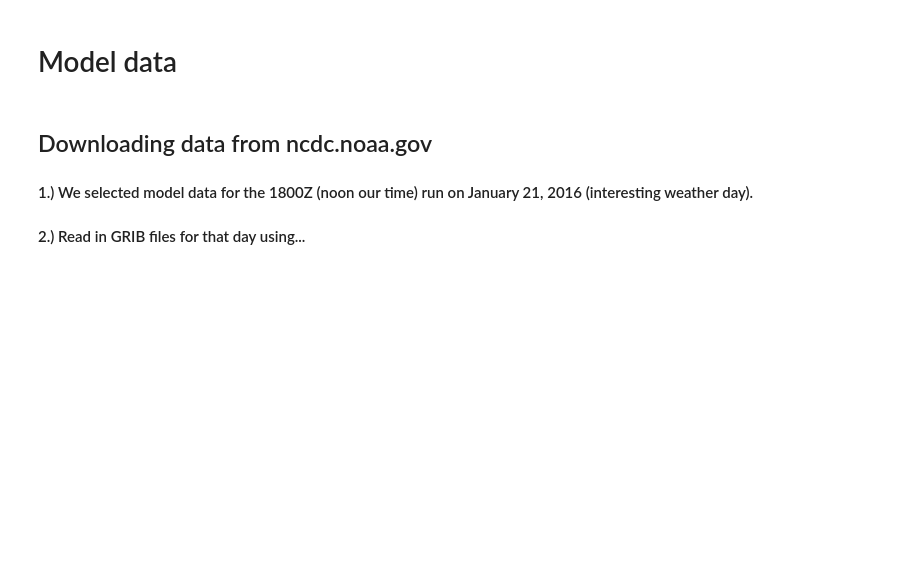
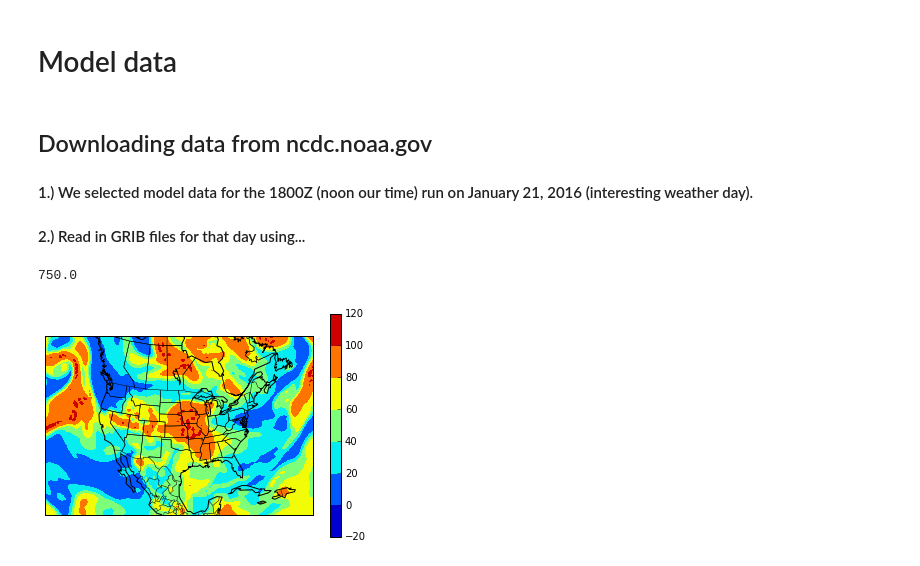
Before and after one commit to lafarris/python-project, a Jupyter notebook: Model data.ipynb, the cells around one changed output. Drawn from its saved outputs; the diff is of its cells as text; code cells hidden in the pictures; blank space fills up the shorter version.

```diff
--- a/Model data.ipynb
+++ b/Model data.ipynb
@@ -30,0 +7,26 @@ RH = f0.variables['Relative_humidity'][:]
+# %%
+import netCDF4 as nc
+import numpy as np
+import matplotlib.pyplot as plt
+from mpl_toolkits.basemap import Basemap
+%matplotlib inline
+
+ncfile = nc.Dataset("20141116T000000Z.ncd")
+lat = ncfile['Latitude'][:]
+lon = ncfile['Longitude'][:]
+rh = ncfile['RH'][10,:,:]
+bm = Basemap(projection='lcc',llcrnrlat=13.0, llcrnrlon=230.0, urcrnrlat=50.0, urcrnrlon=320.0, lat_1=20.,lat_2=60,lat_0=40,lon_0
+             =260)
+
+lonall, latall = np.meshgrid(lon,lat)
+lonproj, latproj = bm(lonall, latall)
+bm.drawcountries()
+bm.drawcoastlines()
+bm.drawstates()
+rhimg = plt.contourf(lonproj, latproj, rh)
+plt.colorbar(rhimg)
+print(ncfile['Altitude'][10])
+plt.show()
+# %% [output]
+750.0
+[figure, added]
```
Also changed, not shown: parts of 2 cells of this notebook.
